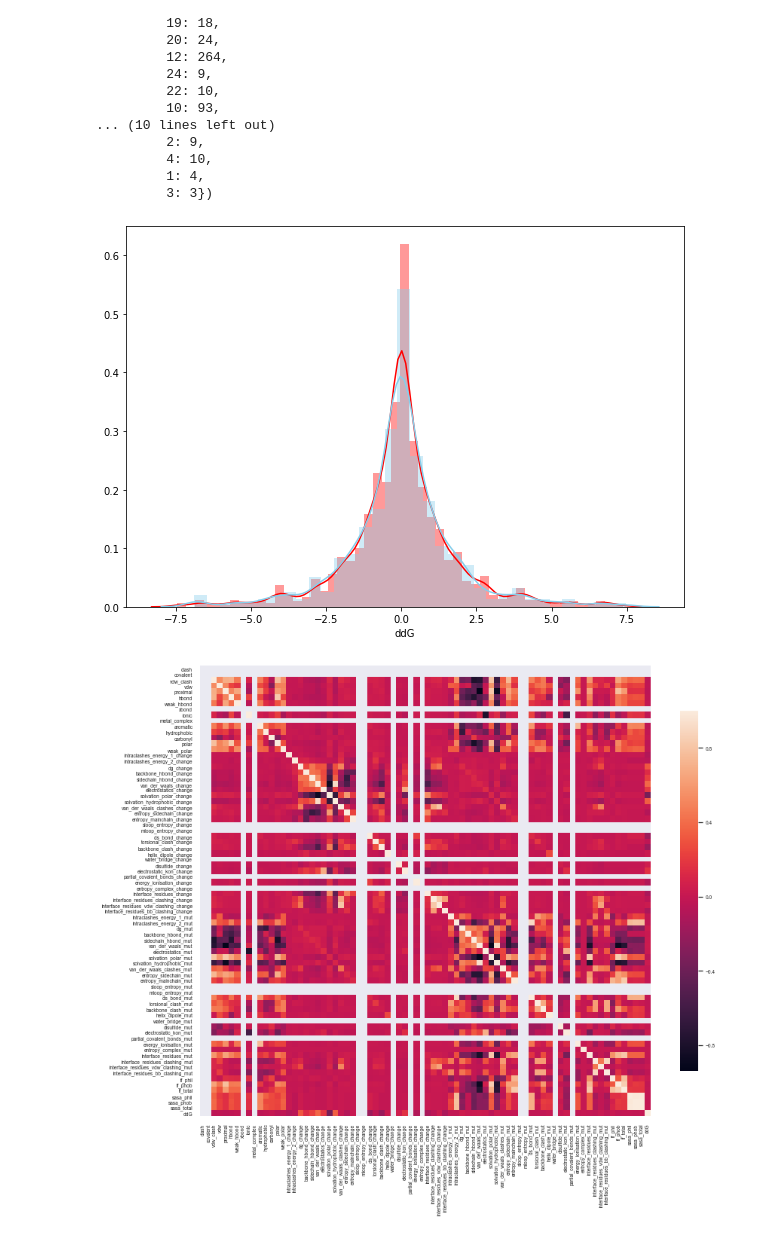
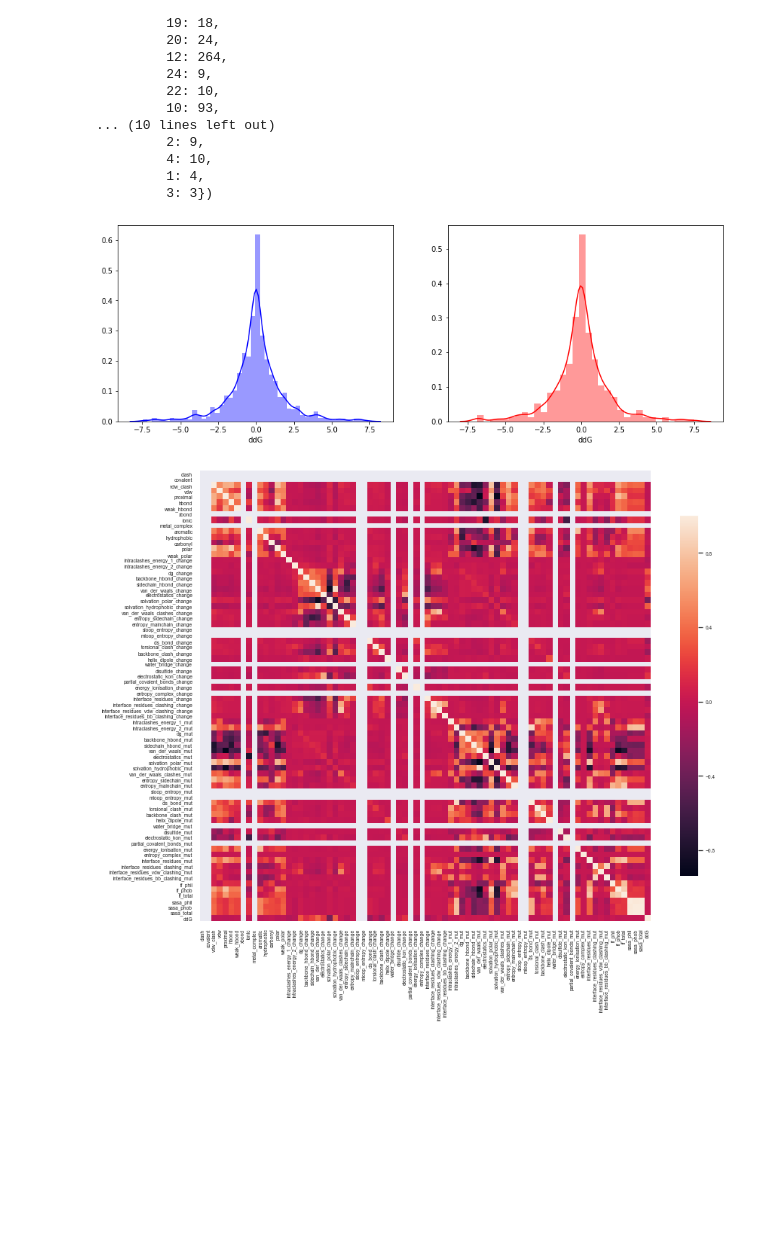
Before and after one commit to victorfica/Master-thesis, a Jupyter notebook: notebooks/abpred_model_stacking_2020.ipynb, the cells around one changed output. Saved outputs shown, nothing was run; the diff lists cells and outputs as text; code cells hidden in the pictures; blank space fills up the shorter version.

```diff
--- a/notebooks/abpred_model_stacking_2020.ipynb
+++ b/notebooks/abpred_model_stacking_2020.ipynb
@@ -75,12 +76,18 @@ y_binned[np.where(y_binned==26)] = 25
 X_train, X_test, y_train, y_test = train_test_split(df_final.drop('ddG',axis=1), df_final['ddG'],stratify=y_binned,
                                                     test_size=0.2, random_state=13)
 # %%
-f, ax = plt.subplots(figsize=(10, 7))
+plt.subplots(figsize=(15, 5))
 
-sns.distplot(y_train, color="red", label="ddG_exp_train");
-sns.distplot(y_test, color="skyblue", label="ddG_exp_test");
+plt.subplot(1, 2, 1)
+
+#f, ax = plt.subplots(figsize=(10, 7))
+sns.distplot(y_train, color="blue", label="ddG_exp_train");
+
+plt.subplot(1, 2, 2)
+
+sns.distplot(y_test, color="red", label="ddG_exp_test");
 # %% [output]
-[figure, old version]
+[figure, new version]
 # %%
 # join train data for Exploratory analisis of training data
 train = X_train.join(y_train)
```
Also changed, not shown: parts of 1 cell of this notebook.
